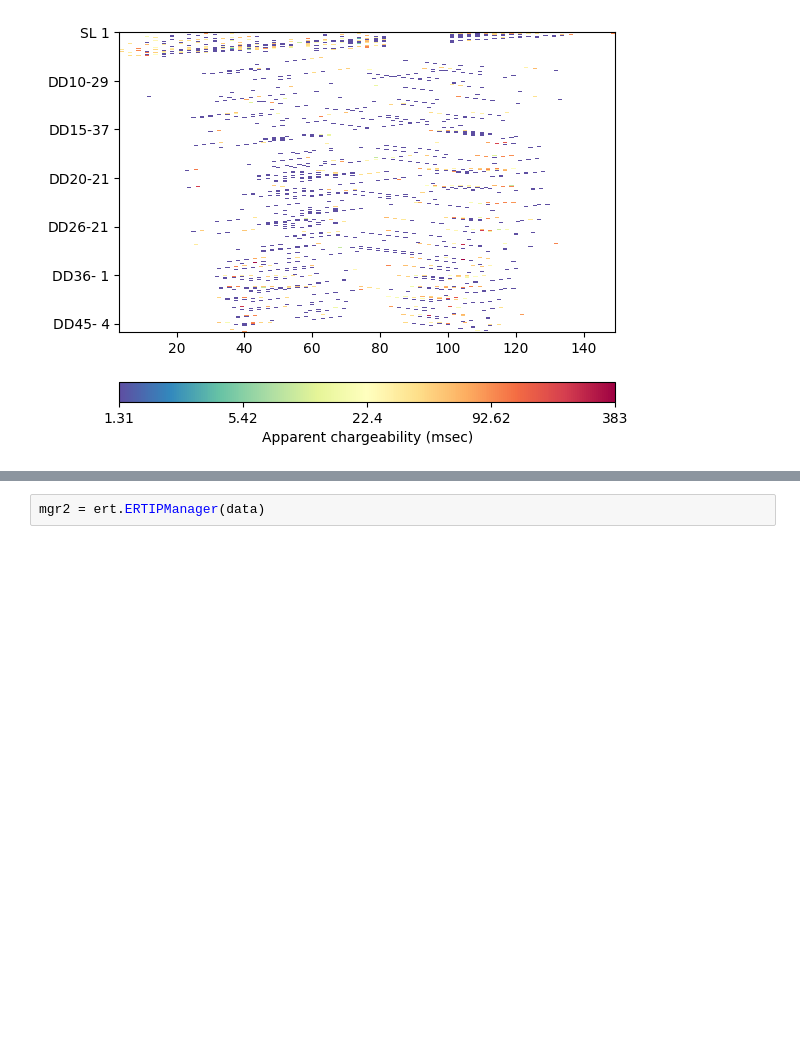
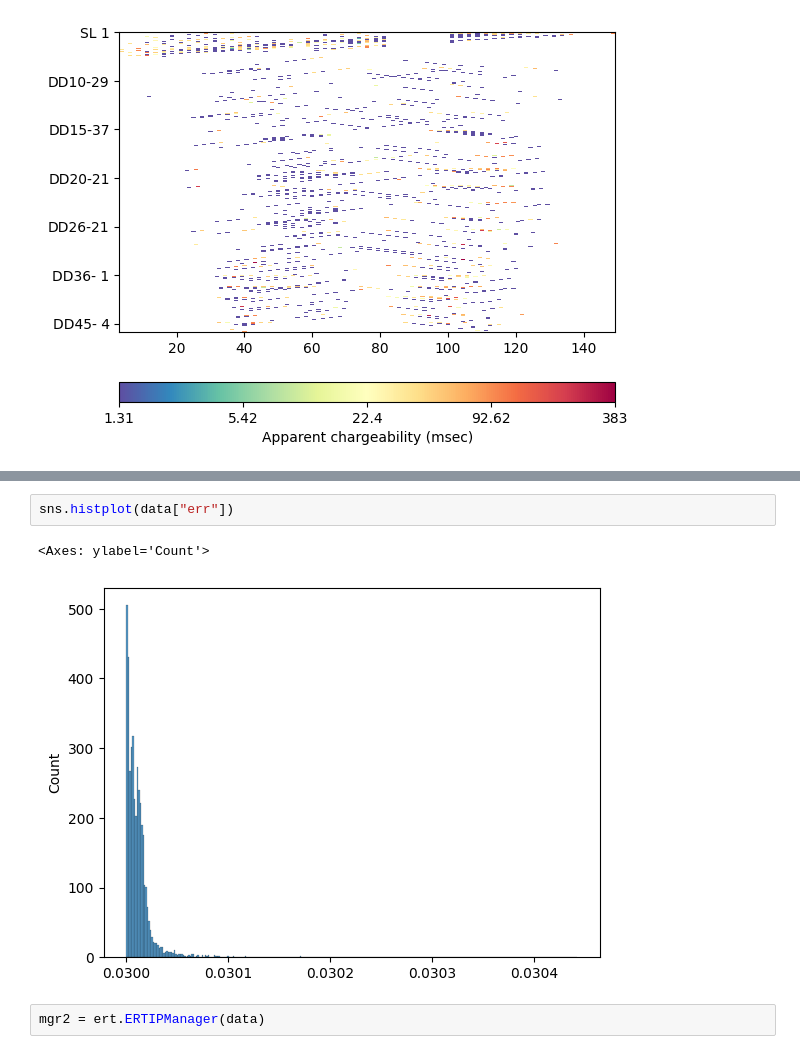
Before and after one commit to jcmefra/Aguas_Vichy, a Jupyter notebook: ip_joint_inversion_Nov25-1.ipynb, the cells around one changed output, grey strips where cells are left out. Saved outputs shown, nothing was run; the diff lists cells and outputs as text; blank space fills up the shorter version.

```diff
--- a/ip_joint_inversion_Nov25-1.ipynb
+++ b/ip_joint_inversion_Nov25-1.ipynb
@@ -148,2 +69,7 @@ data.show("ip", label="Apparent chargeability (msec)")
+# %%
+sns.histplot(data["err"])
+# %% [output]
+<Axes: ylabel='Count'>
+[figure, added]
 # %%
 mgr2 = ert.ERTIPManager(data)
```
Also changed, not shown: parts of 24 cells of this notebook, 3 other files.
